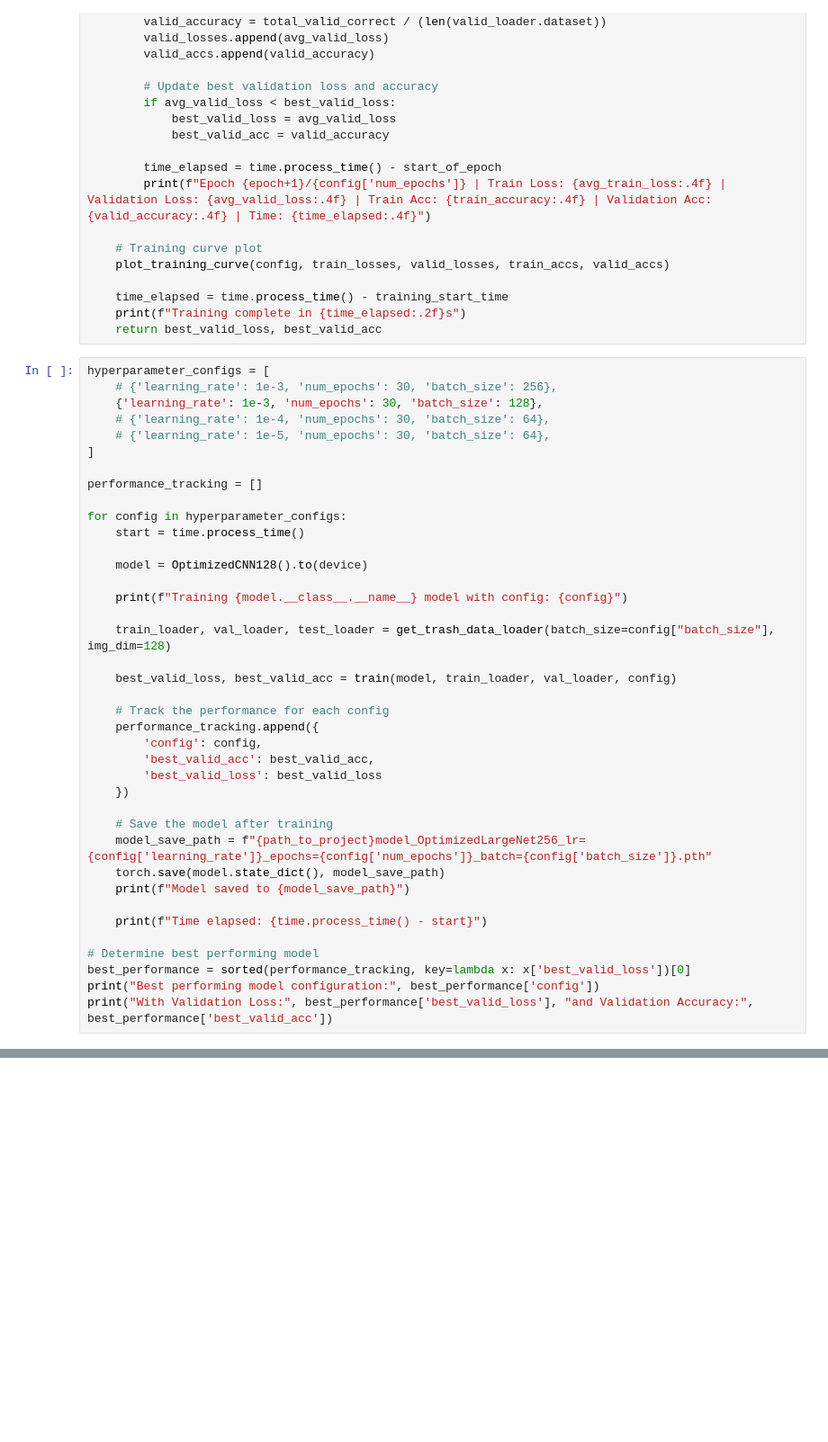
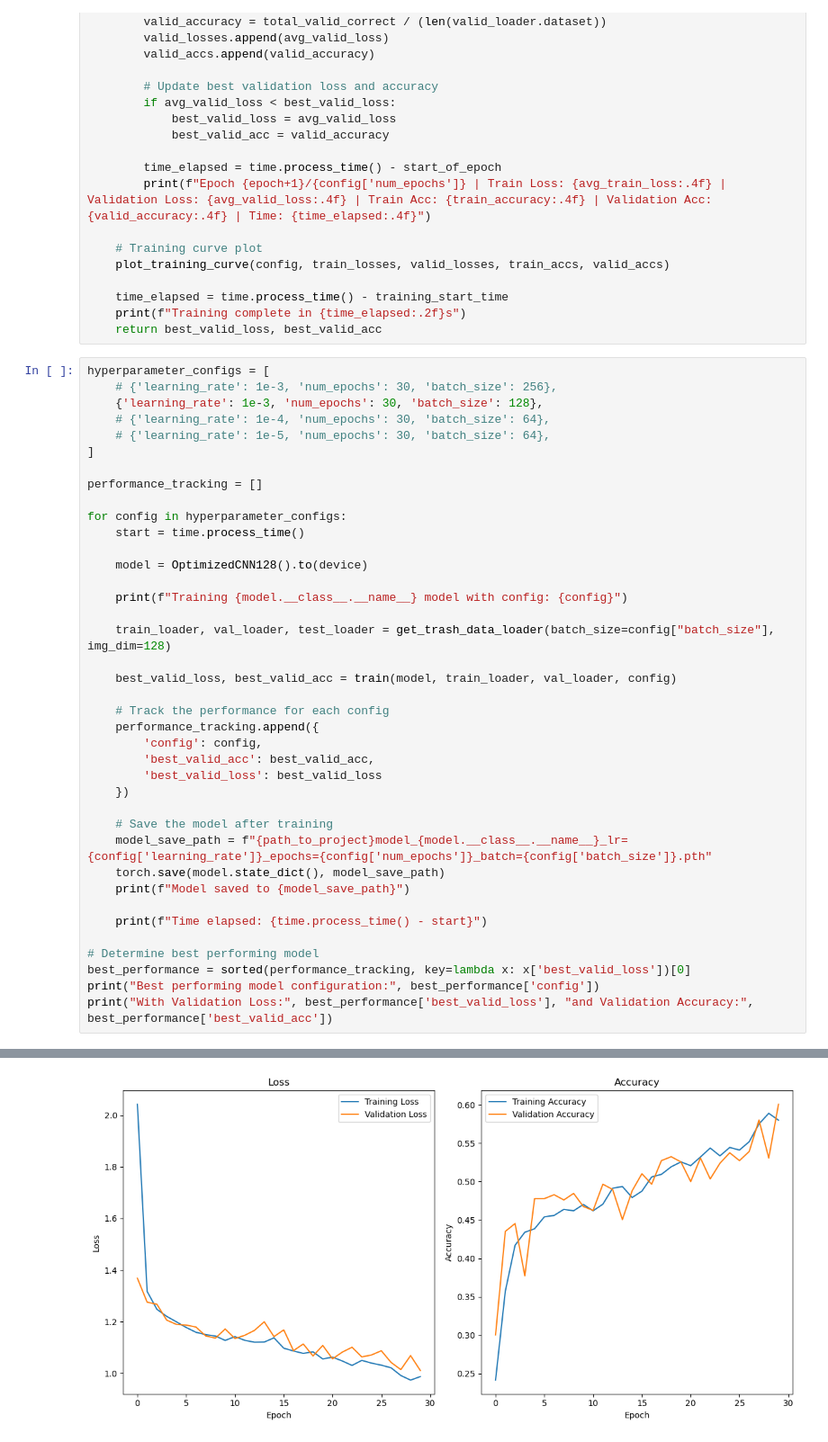
Before and after one commit to swapnil233/aps-360-project, a Jupyter notebook: APS360_project_v3.ipynb, the cells around one changed output, grey strips where cells are left out. Shown at 90% size. Drawn from its saved outputs; the diff is of its cells as text; blank space fills up the shorter version.

```diff
--- a/APS360_project_v3.ipynb
+++ b/APS360_project_v3.ipynb
@@ -375,7 +375,7 @@ for config in hyperparameter_configs:
     })
 
     # Save the model after training
-    model_save_path = f"{path_to_project}model_OptimizedLargeNet256_lr={config['learning_rate']}_epochs={config['num_epochs']}_batch={config['batch_size']}.pth"
+    model_save_path = f"{path_to_project}model_{model.__class__.__name__}_lr={config['learning_rate']}_epochs={config['num_epochs']}_batch={config['batch_size']}.pth"
     torch.save(model.state_dict(), model_save_path)
     print(f"Model saved to {model_save_path}")
 
@@ -393,0 +406 @@ Epoch 4/30 | Train Loss: 1.2548 | Validation Loss: 1.2395 | Train Acc: 0.4028 |
+[figure, added]
```
Also changed, not shown: parts of 6 cells of this notebook, 1 other file.
